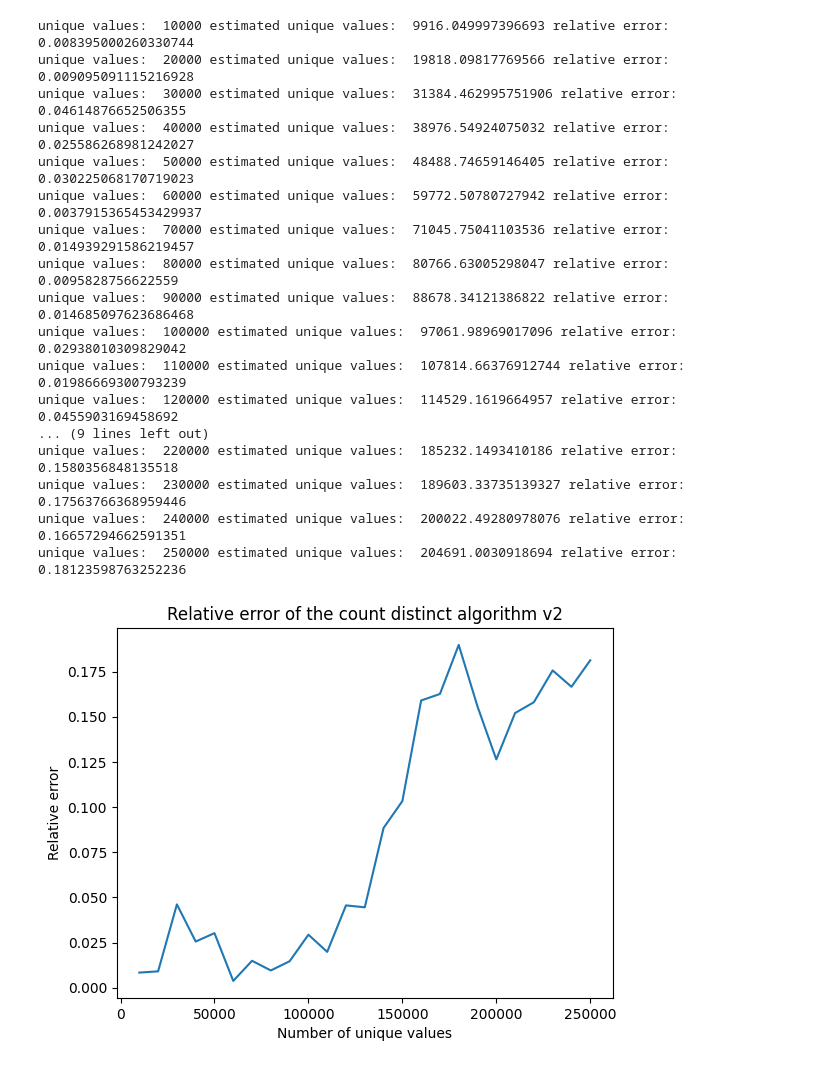
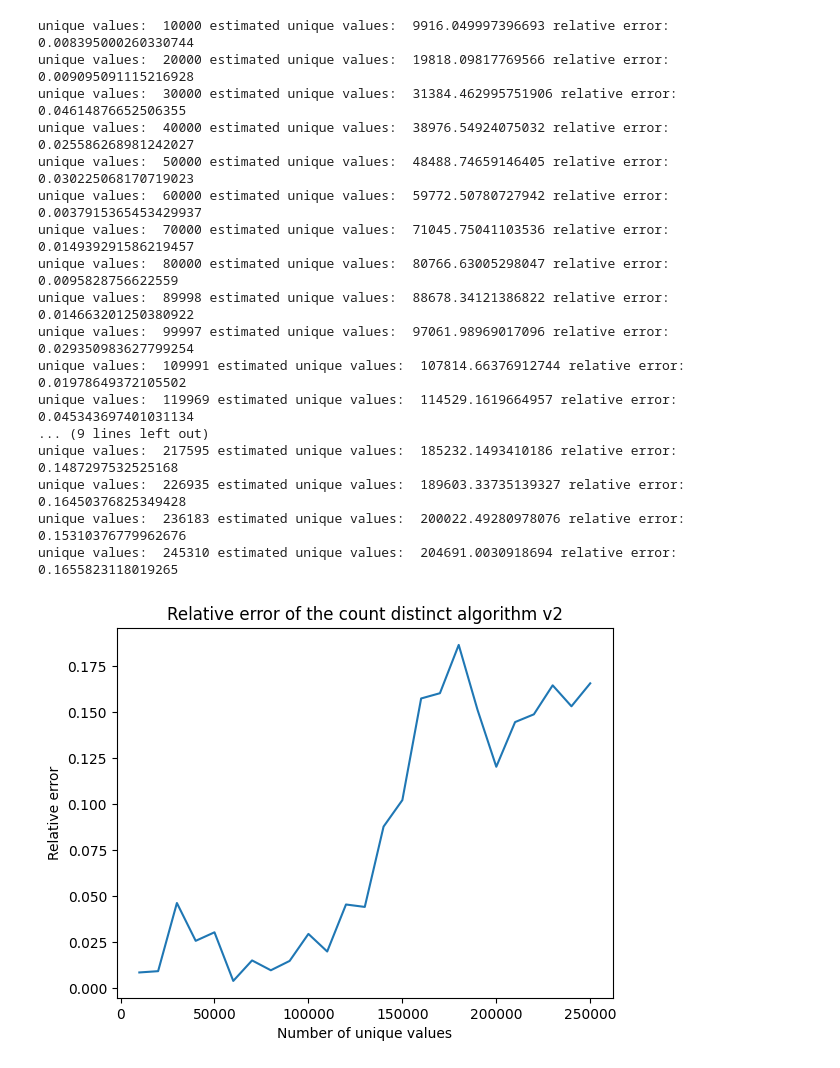
Before and after one commit to Xgreg2001/big_data_2024, a Jupyter notebook: zad_18_21/main.ipynb, the cells around one changed output. Cells and saved outputs as stored; diff of their text form; code cells hidden in the pictures.

```diff
--- a/zad_18_21/main.ipynb
+++ b/zad_18_21/main.ipynb
@@ -26,6 +26,7 @@ estimates = []
 relative_errors = []
 for count in counts:
     stream = [random.randint(1, count) for _ in range(1000000)]
+    count = len(set(stream))
     estimates.append(count_unique(stream, k))
     relative_errors.append(abs(estimates[-1] - count) / count)
     print("unique values: ", count, "estimated unique values: ", estimates[-1], "relative error: ", relative_errors[-1])
@@ -68,39 +69,40 @@ def count_unique_v2(stream, k):
             s1.append(value)
         else:
             s2.append(value)
 
     return (count_unique(s1, k // 2) + count_unique(s2, k // 2)) / 2
 
 estimates_v2 = []
 relative_errors_v2 = []
 
 for count in counts:
     stream = [random.randint(1, count) for _ in range(1000000)]
+    count = len(set(stream))
     estimates_v2.append(count_unique_v2(stream, k))
     relative_errors_v2.append(abs(estimates_v2[-1] - count) / count)
     print("unique values: ", count, "estimated unique values: ", estimates_v2[-1], "relative error: ", relative_errors_v2[-1])
 
 plt.plot(counts, relative_errors_v2)
 plt.xlabel("Number of unique values")
 plt.ylabel("Relative error")
 plt.title("Relative error of the count distinct algorithm v2")
 plt.show()
 # %% [output]
 unique values:  10000 estimated unique values:  9916.049997396693 relative error:  0.008395000260330744
 unique values:  20000 estimated unique values:  19818.09817769566 relative error:  0.009095091115216928
 unique values:  30000 estimated unique values:  31384.462995751906 relative error:  0.04614876652506355
 unique values:  40000 estimated unique values:  38976.54924075032 relative error:  0.025586268981242027
 unique values:  50000 estimated unique values:  48488.74659146405 relative error:  0.030225068170719023
 unique values:  60000 estimated unique values:  59772.50780727942 relative error:  0.0037915365453429937
 unique values:  70000 estimated unique values:  71045.75041103536 relative error:  0.014939291586219457
 unique values:  80000 estimated unique values:  80766.63005298047 relative error:  0.0095828756622559
-unique values:  90000 estimated unique values:  88678.34121386822 relative error:  0.014685097623686468
-unique values:  100000 estimated unique values:  97061.98969017096 relative error:  0.02938010309829042
-unique values:  110000 estimated unique values:  107814.66376912744 relative error:  0.01986669300793239
-unique values:  120000 estimated unique values:  114529.1619664957 relative error:  0.0455903169458692
+unique values:  89998 estimated unique values:  88678.34121386822 relative error:  0.014663201250380922
+unique values:  99997 estimated unique values:  97061.98969017096 relative error:  0.029350983627799254
+unique values:  109991 estimated unique values:  107814.66376912744 relative error:  0.01978649372105502
+unique values:  119969 estimated unique values:  114529.1619664957 relative error:  0.045343697401031134
 ... (9 lines left out)
-unique values:  220000 estimated unique values:  185232.1493410186 relative error:  0.1580356848135518
-unique values:  230000 estimated unique values:  189603.33735139327 relative error:  0.17563766368959446
-unique values:  240000 estimated unique values:  200022.49280978076 relative error:  0.16657294662591351
-unique values:  250000 estimated unique values:  204691.0030918694 relative error:  0.18123598763252236
+unique values:  217595 estimated unique values:  185232.1493410186 relative error:  0.1487297532525168
+unique values:  226935 estimated unique values:  189603.33735139327 relative error:  0.16450376825349428
+unique values:  236183 estimated unique values:  200022.49280978076 relative error:  0.15310376779962676
+unique values:  245310 estimated unique values:  204691.0030918694 relative error:  0.1655823118019265
-[figure, old version]
+[figure, new version]
```
Also changed, not shown: parts of 1 cell of this notebook, 9 other files.
